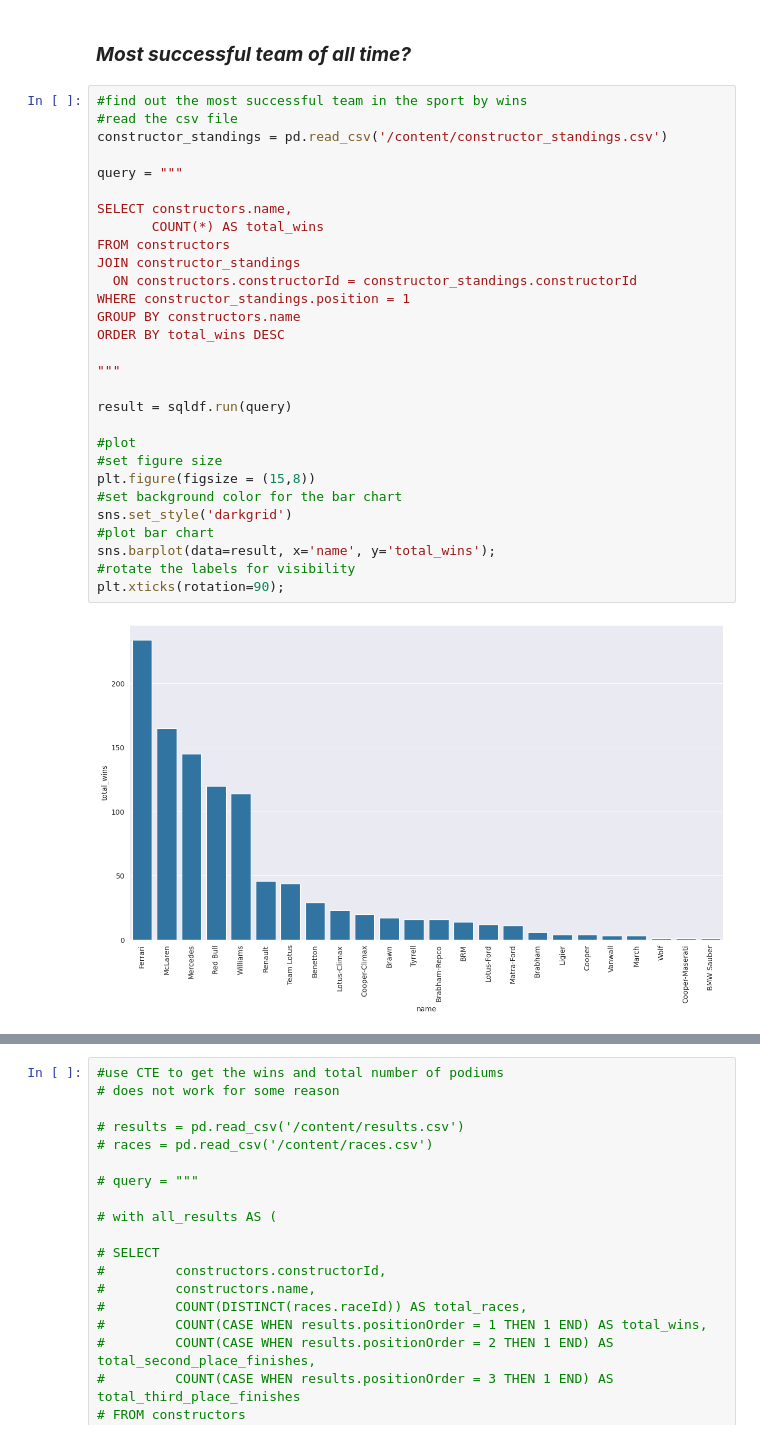
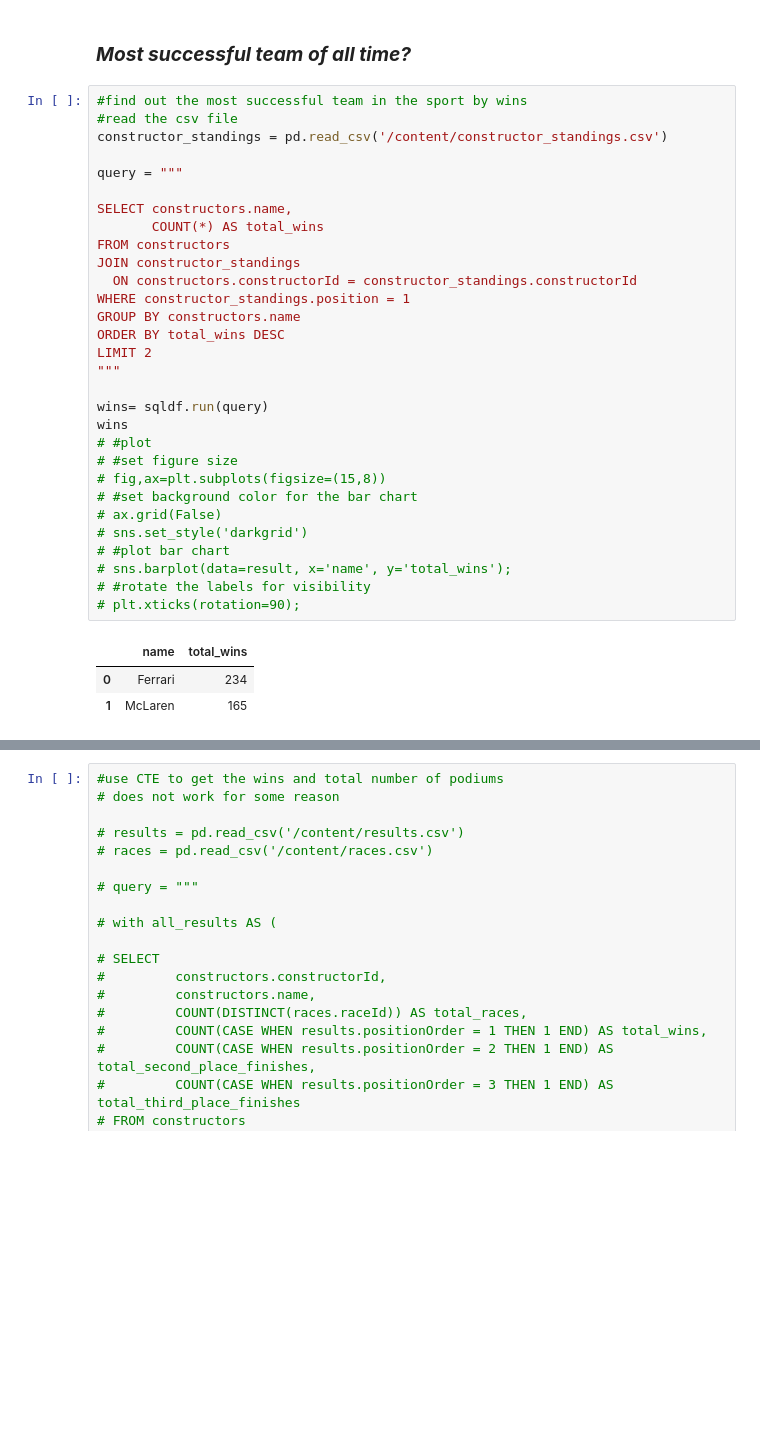
Before and after one commit to rahulakrish/formula_1, a Jupyter notebook: notebook.ipynb, the cells around one changed output, grey strips where cells are left out. Saved outputs shown, nothing was run; the diff lists cells and outputs as text; blank space fills up the shorter version.

```diff
--- a/notebook.ipynb
+++ b/notebook.ipynb
@@ -118,34 +101,37 @@ sns.barplot(data=result, x='type_of_constructor', y='total');
 # %%
 #find out the most successful team in the sport by wins
 #read the csv file
 constructor_standings = pd.read_csv('/content/constructor_standings.csv')
 
 query = """
 
 SELECT constructors.name,
        COUNT(*) AS total_wins
 FROM constructors
 JOIN constructor_standings
   ON constructors.constructorId = constructor_standings.constructorId
 WHERE constructor_standings.position = 1
 GROUP BY constructors.name
 ORDER BY total_wins DESC
-
+LIMIT 2
 """
 
-result = sqldf.run(query)
-
-#plot
-#set figure size
-plt.figure(figsize = (15,8))
-#set background color for the bar chart
-sns.set_style('darkgrid')
-#plot bar chart
-sns.barplot(data=result, x='name', y='total_wins');
-#rotate the labels for visibility
-plt.xticks(rotation=90);
+wins= sqldf.run(query)
+wins
+# #plot
+# #set figure size
+# fig,ax=plt.subplots(figsize=(15,8))
+# #set background color for the bar chart
+# ax.grid(False)
+# sns.set_style('darkgrid')
+# #plot bar chart
+# sns.barplot(data=result, x='name', y='total_wins');
+# #rotate the labels for visibility
+# plt.xticks(rotation=90);
 # %% [output]
-[figure, removed]
+|  | name | total_wins |
+| 0 | Ferrari | 234 |
+| 1 | McLaren | 165 |
 # %%
 #combining results and races
 #using DISTINCT to get the right number of races
```
Also changed, not shown: parts of 6 cells of this notebook.
